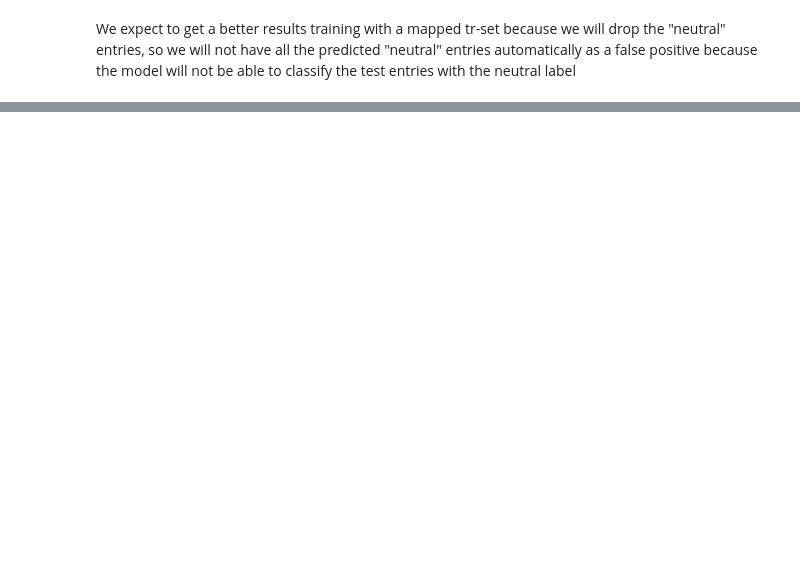
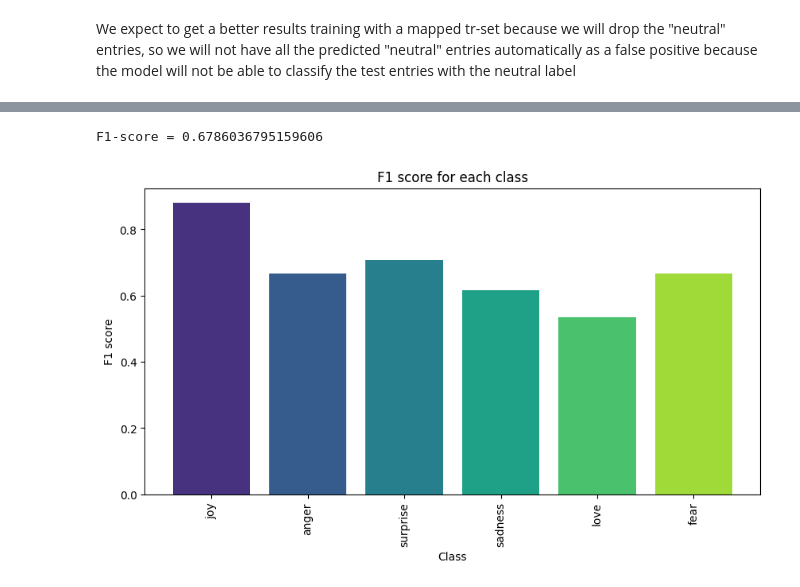
Before and after one commit to Nsivaa/HLT, a Jupyter notebook: Bert_FineTuning.ipynb, the cells around one changed output, grey strips where cells are left out. Saved outputs shown, nothing was run; the diff lists cells and outputs as text; code cells hidden in the pictures; blank space fills up the shorter version.

```diff
--- a/Bert_FineTuning.ipynb
+++ b/Bert_FineTuning.ipynb
@@ -382,0 +392,8 @@ We expect to get a better results training with a mapped tr-set because we will
+# %%
+threshold_premap = 0.27
+score_postMap = f1_score(target, best_out,average=None)
+plot_score_barplot(target, best_out,["joy","anger","surprise","sadness","love","fear"])
+print (f"F1-score = {np.mean(score_postMap)}")
+# %% [output]
+F1-score = 0.6786036795159606
+[figure, added]
```
Also changed, not shown: parts of 7 cells of this notebook, 1 other file.
